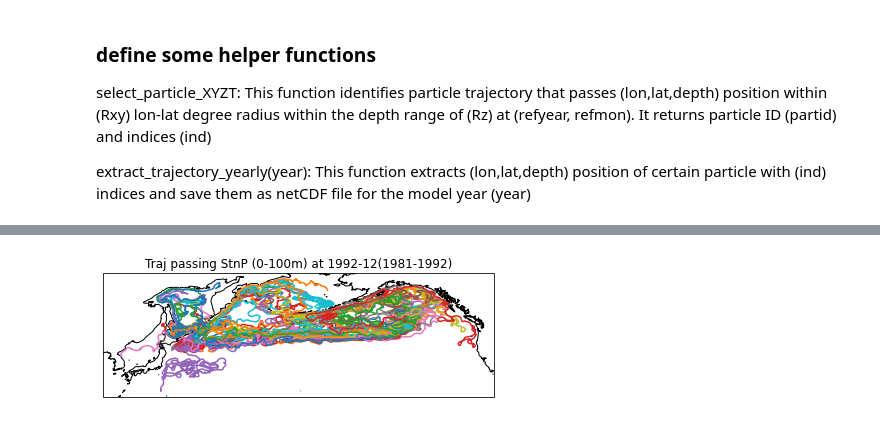
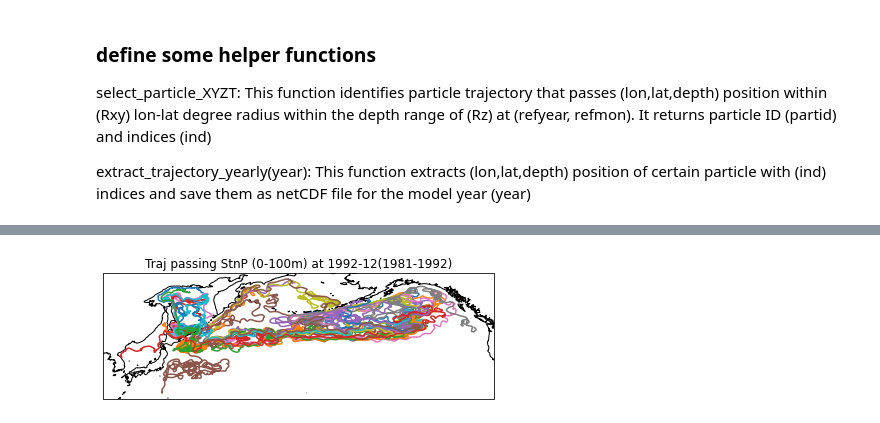
Before and after one commit to takaito1/cori-shared-notebook, a Jupyter notebook: tutorial3_extract_trajectory.ipynb, the cells around one changed output, grey strips where cells are left out. Saved outputs shown, nothing was run; the diff lists cells and outputs as text; code cells hidden in the pictures.

```diff
--- a/tutorial3_extract_trajectory.ipynb
+++ b/tutorial3_extract_trajectory.ipynb
@@ -96,16 +194,21 @@ plt.show()
 # %%
+dss1 = xr.open_dataset(outdir+'/'+loclab+'_'+str(depc-ddep)+'-'+str(depc+ddep)+'m_'+year+'-'+mon+'_QC.nc')
+x=dss1['lonParticle']
+y=dss1['latParticle']
+z=dss1['zLevelParticle']
+#
 # make it nicer
 fig=plt.figure(figsize=(7, 4))
 ax = plt.axes(projection=ccrs.PlateCarree(central_longitude=190))
 ax.coastlines()
 # ax.gridlines(linestyle='--')
 cf=ax.plot(x,y, transform=ccrs.PlateCarree())
 #fig.colorbar(cf, ax=ax,shrink=0.7, label='Temperature ($^\circ$C)')
 ax.set_title('Traj passing '+loclab+' ('+str(depc-ddep)+'-'+str(depc+ddep)+'m) at '+year+'-'+mon+'(1981-1992)')
 #! mkdir fig
 fn='Fig_traj_'+loclab+'_'+year+'-'+mon
 #plt.savefig(outdir+'/'+fn+'.pdf',bbox_inches="tight",dpi=300)
 #plt.savefig(outdir+'/'+fn+'.png',bbox_inches="tight",dpi=300)
 plt.show()
 # %% [output]
-[figure, old version]
+[figure, new version]
```
Also changed, not shown: parts of 9 cells of this notebook.
